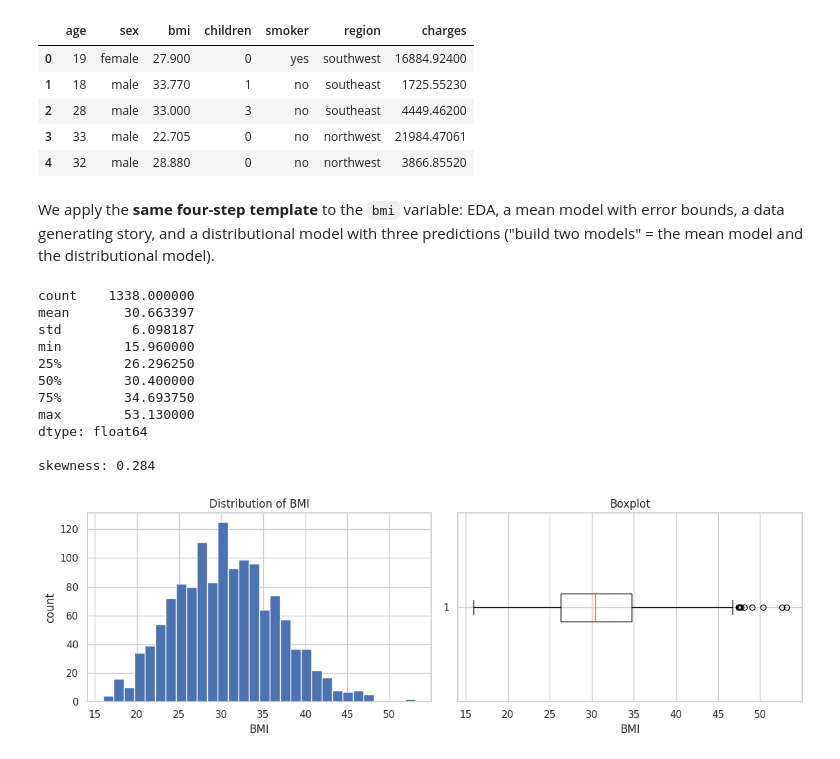
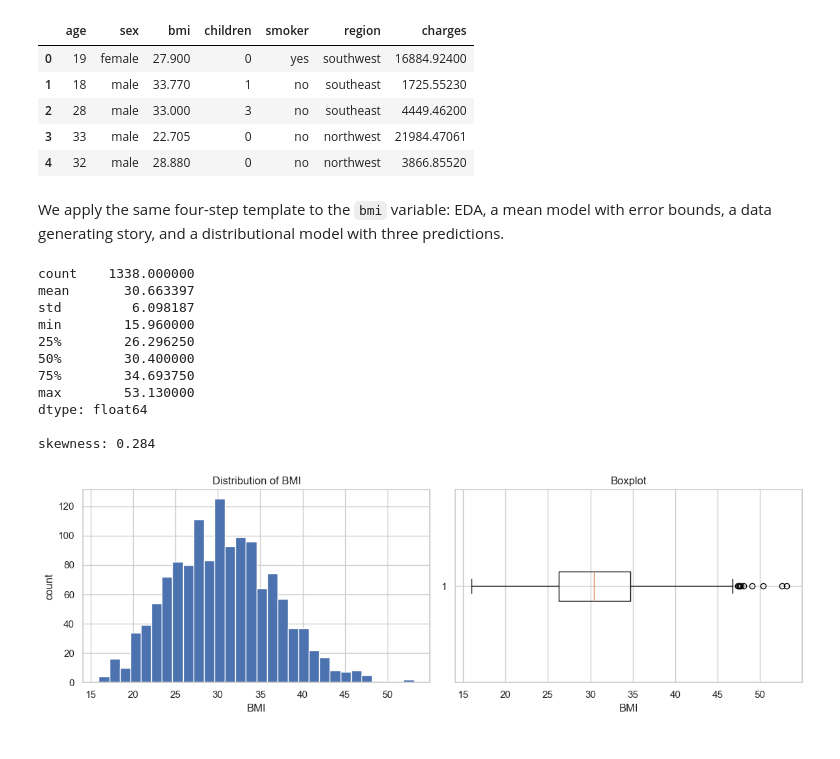
Before and after one commit to zhatz111/Data-Science-Masters, a Jupyter notebook: Data Science/Module 6/Hatzenbeller_Lab_6.ipynb, the cells around one changed output. Drawn from its saved outputs; the diff is of its cells as text; code cells hidden in the pictures.

```diff
--- a/Data Science/Module 6/Hatzenbeller_Lab_6.ipynb
+++ b/Data Science/Module 6/Hatzenbeller_Lab_6.ipynb
@@ -338,29 +349,34 @@ insurance.head()
 | 3 | 33 | male | 22.705 | 0 | no | northwest | 21984.47061 |
 | 4 | 32 | male | 28.880 | 0 | no | northwest | 3866.85520 |
 # %% [markdown]
-We apply the **same four-step template** to the `bmi` variable: EDA, a mean model with error bounds, a data generating story, and a distributional model with three predictions ("build two models" = the mean model and the distributional model).
+We apply the same four-step template to the `bmi` variable: EDA, a mean model with error bounds, a data generating story, and a distributional model with three predictions.
 # %%
 bmi = insurance["bmi"].dropna().values
 
 print(pd.Series(bmi).describe())
 print(f"\nskewness: {stats.skew(bmi):.3f}")
 
 fig, (ax1, ax2) = plt.subplots(1, 2, figsize=(12,4))
 ax1.hist(bmi, bins=30, edgecolor="white")
-ax1.set_xlabel("BMI"); ax1.set_ylabel("count"); ax1.set_title("Distribution of BMI")
-ax2.boxplot(bmi, vert=False); ax2.set_xlabel("BMI"); ax2.set_title("Boxplot")
-plt.tight_layout(); plt.show()
+ax1.set_xlabel("BMI")
+ax1.set_ylabel("count")
+ax1.set_title("Distribution of BMI")
+ax2.boxplot(bmi, vert=False)
+ax2.set_xlabel("BMI")
+ax2.set_title("Boxplot")
+plt.tight_layout()
+plt.show()
 # %% [output]
 count    1338.000000
 mean       30.663397
 std         6.098187
 min        15.960000
 25%        26.296250
 50%        30.400000
 75%        34.693750
 max        53.130000
 dtype: float64
 
 skewness: 0.284
-[figure, old version]
+[figure, new version]
 # %% [markdown]
```
Also changed, not shown: parts of 20 cells of this notebook, 1 other file.
